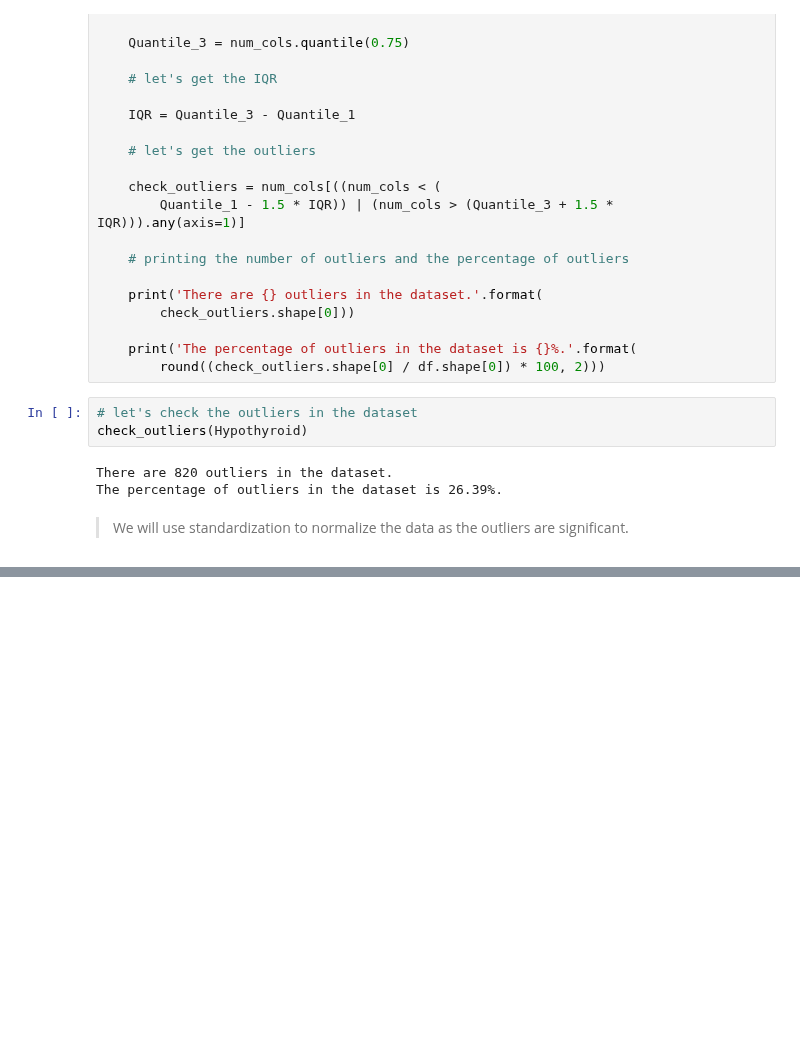
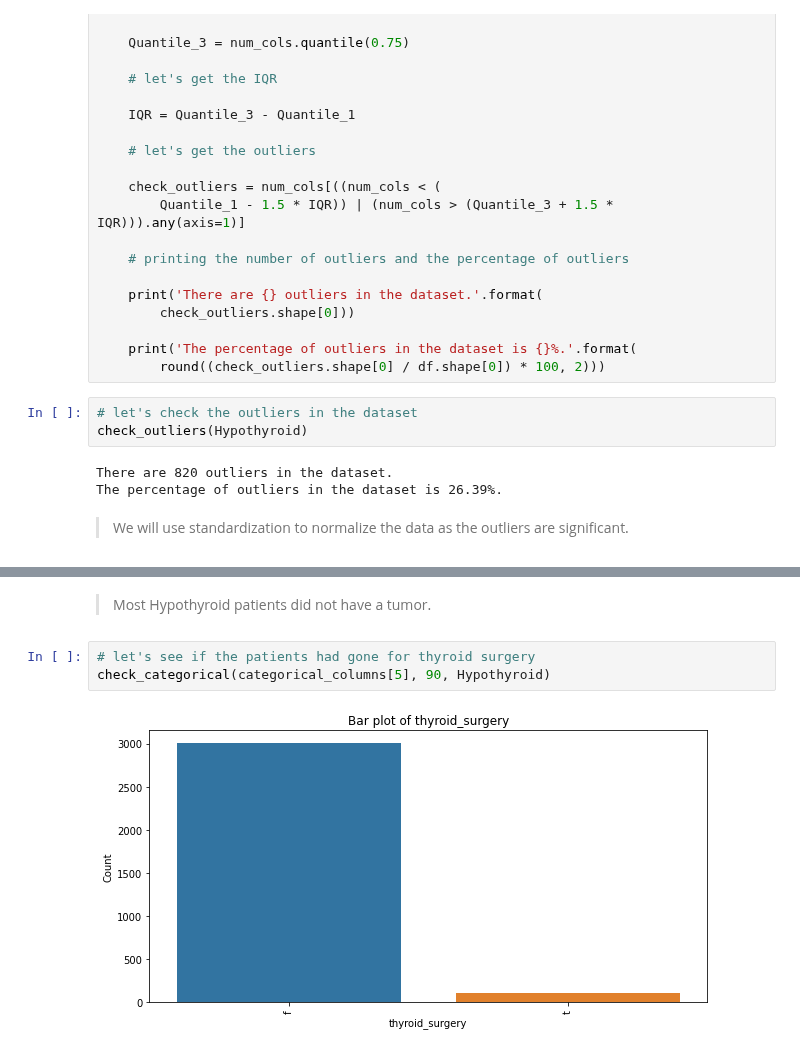
Before and after one commit to stogaja/Python-ML-Projects, a Jupyter notebook: Decision-Trees-&-SVM-Nairobi-Hospital/app.ipynb, the cells around one changed output, grey strips where cells are left out. Saved outputs shown, nothing was run; the diff lists cells and outputs as text; blank space fills up the shorter version.

```diff
--- a/Decision-Trees-&-SVM-Nairobi-Hospital/app.ipynb
+++ b/Decision-Trees-&-SVM-Nairobi-Hospital/app.ipynb
@@ -324,0 +429,7 @@ The percentage of outliers in the dataset is 26.39%.
+# %% [markdown]
+> Most Hypothyroid patients did not have a tumor.
+# %%
+# let's see if the patients had gone for thyroid surgery
+check_categorical(categorical_columns[5], 90, Hypothyroid)
+# %% [output]
+[figure, added]
```
Also changed, not shown: parts of 54 cells of this notebook, 1 other file.
